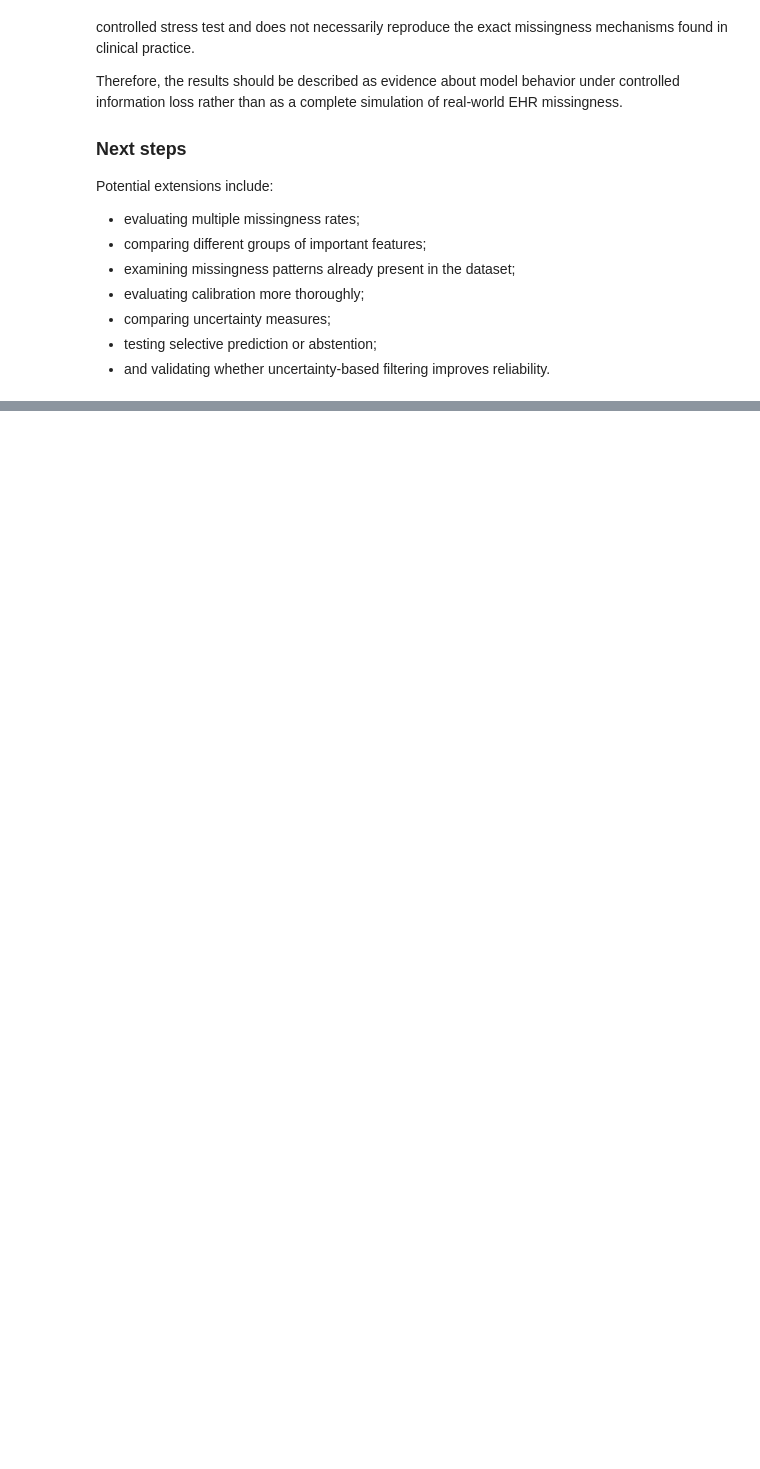
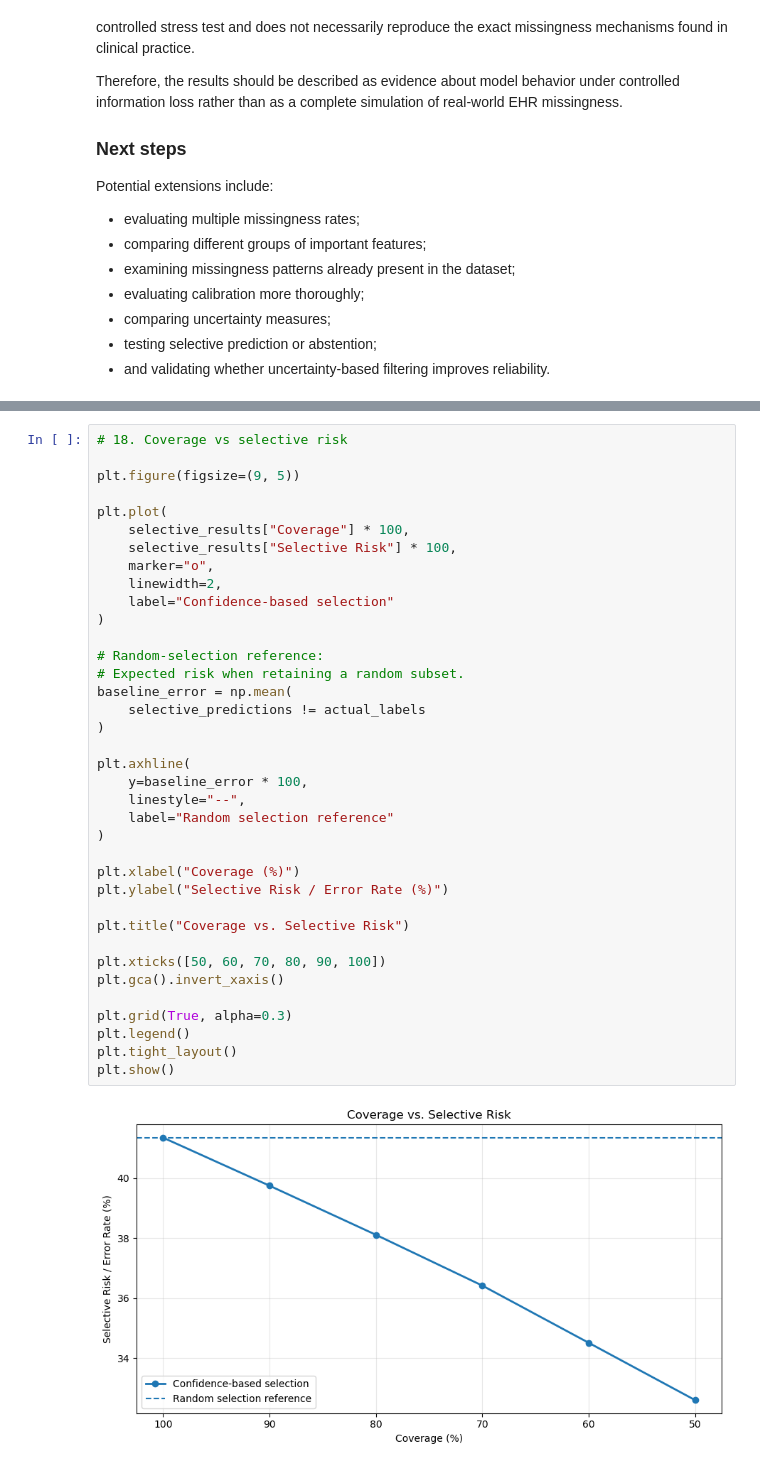
Before and after one commit to AnshulRaghu/ehr-uncertainty, a Jupyter notebook: notebooks/02_baseline_model.ipynb, the cells around one changed output, grey strips where cells are left out. Cells and saved outputs as stored; diff of their text form; blank space fills up the shorter version.

Commit message:
Update baseline model notebook

```diff
--- a/notebooks/02_baseline_model.ipynb
+++ b/notebooks/02_baseline_model.ipynb
@@ -1866,0 +2196,39 @@ Potential extensions include:
+# %%
+# 18. Coverage vs selective risk
+
+plt.figure(figsize=(9, 5))
+
+plt.plot(
+    selective_results["Coverage"] * 100,
+    selective_results["Selective Risk"] * 100,
+    marker="o",
+    linewidth=2,
+    label="Confidence-based selection"
+)
+
+# Random-selection reference:
+# Expected risk when retaining a random subset.
+baseline_error = np.mean(
+    selective_predictions != actual_labels
+)
+
+plt.axhline(
+    y=baseline_error * 100,
+    linestyle="--",
+    label="Random selection reference"
+)
+
+plt.xlabel("Coverage (%)")
+plt.ylabel("Selective Risk / Error Rate (%)")
+
+plt.title("Coverage vs. Selective Risk")
+
+plt.xticks([50, 60, 70, 80, 90, 100])
+plt.gca().invert_xaxis()
+
+plt.grid(True, alpha=0.3)
+plt.legend()
+plt.tight_layout()
+plt.show()
+# %% [output]
+[figure, added]
```
Also changed, not shown: parts of 19 cells of this notebook, 1 other file.
